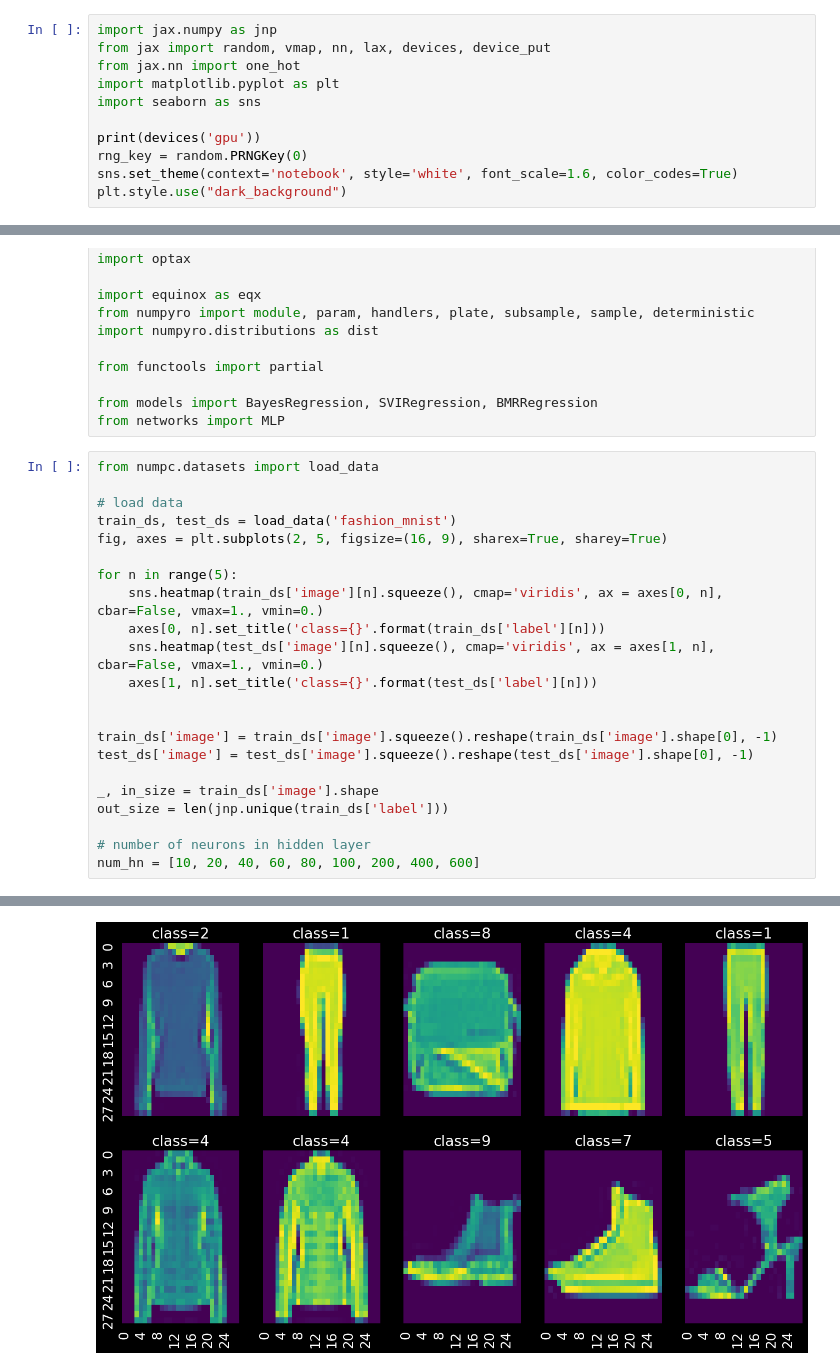
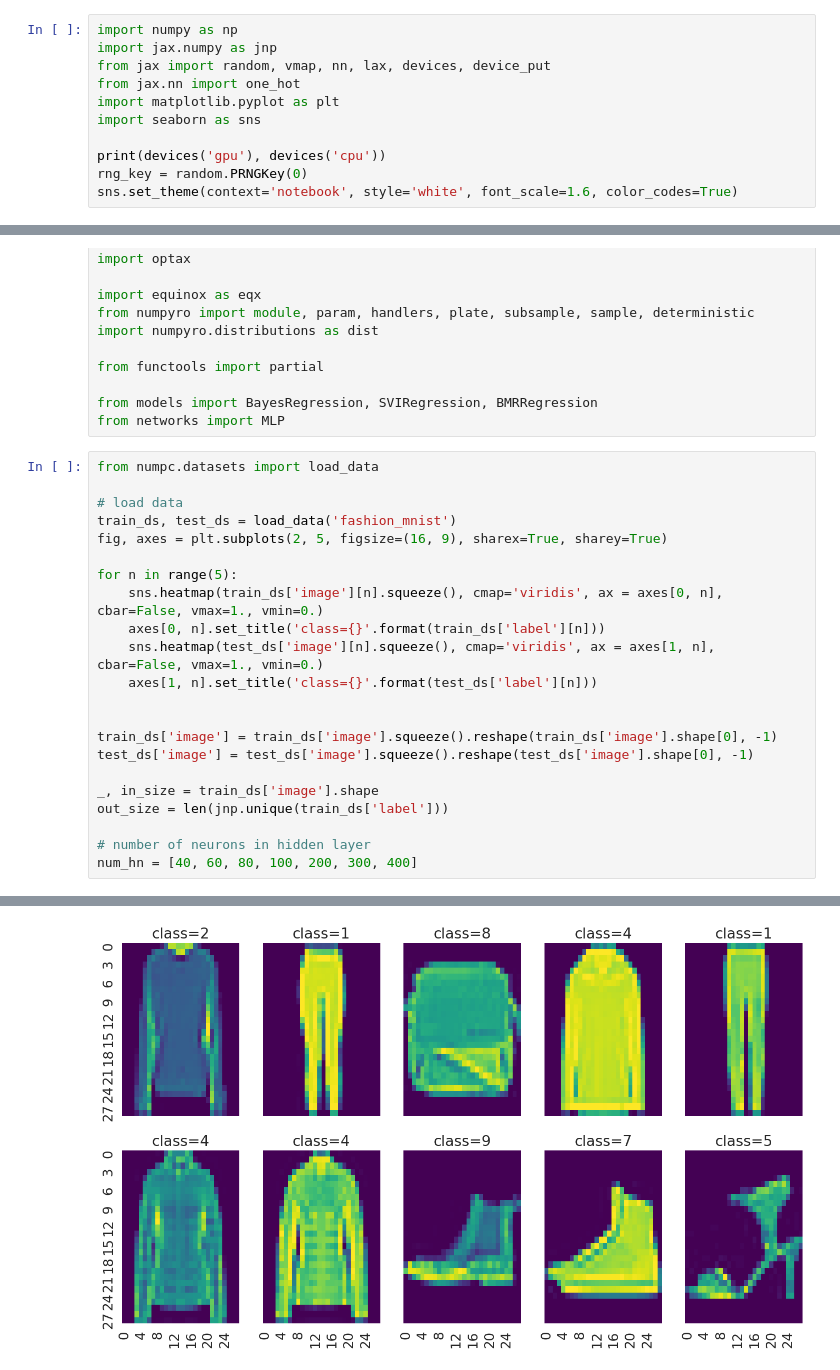
Before and after one commit to dimarkov/numpc, a Jupyter notebook: notebooks/bmr/image_data_comparison.ipynb, the cells around one changed output, grey strips where cells are left out. Saved outputs shown, nothing was run; the diff lists cells and outputs as text.

Commit message:
comparison of different algorithms on image classification problem

```diff
--- a/notebooks/bmr/image_data_comparison.ipynb
+++ b/notebooks/bmr/image_data_comparison.ipynb
@@ -15,12 +66,12 @@ os.environ["XLA_PYTHON_CLIENT_ALLOCATOR"] = "platform"
 # %%
+import numpy as np
 import jax.numpy as jnp
 from jax import random, vmap, nn, lax, devices, device_put
 from jax.nn import one_hot
 import matplotlib.pyplot as plt
 import seaborn as sns
 
-print(devices('gpu'))
+print(devices('gpu'), devices('cpu'))
 rng_key = random.PRNGKey(0)
 sns.set_theme(context='notebook', style='white', font_scale=1.6, color_codes=True)
-plt.style.use("dark_background")
 # %% [output]
@@ -62,5 +113,5 @@ _, in_size = train_ds['image'].shape
 out_size = len(jnp.unique(train_ds['label']))
 
 # number of neurons in hidden layer
-num_hn = [10, 20, 40, 60, 80, 100, 200, 400, 600]
+num_hn = [40, 60, 80, 100, 200, 300, 400]
 # %% [output]
@@ -67 +121 @@ num_hn = [10, 20, 40, 60, 80, 100, 200, 400, 600]
-[figure, old version]
+[figure, new version]
```
Also changed, not shown: parts of 36 cells of this notebook.
